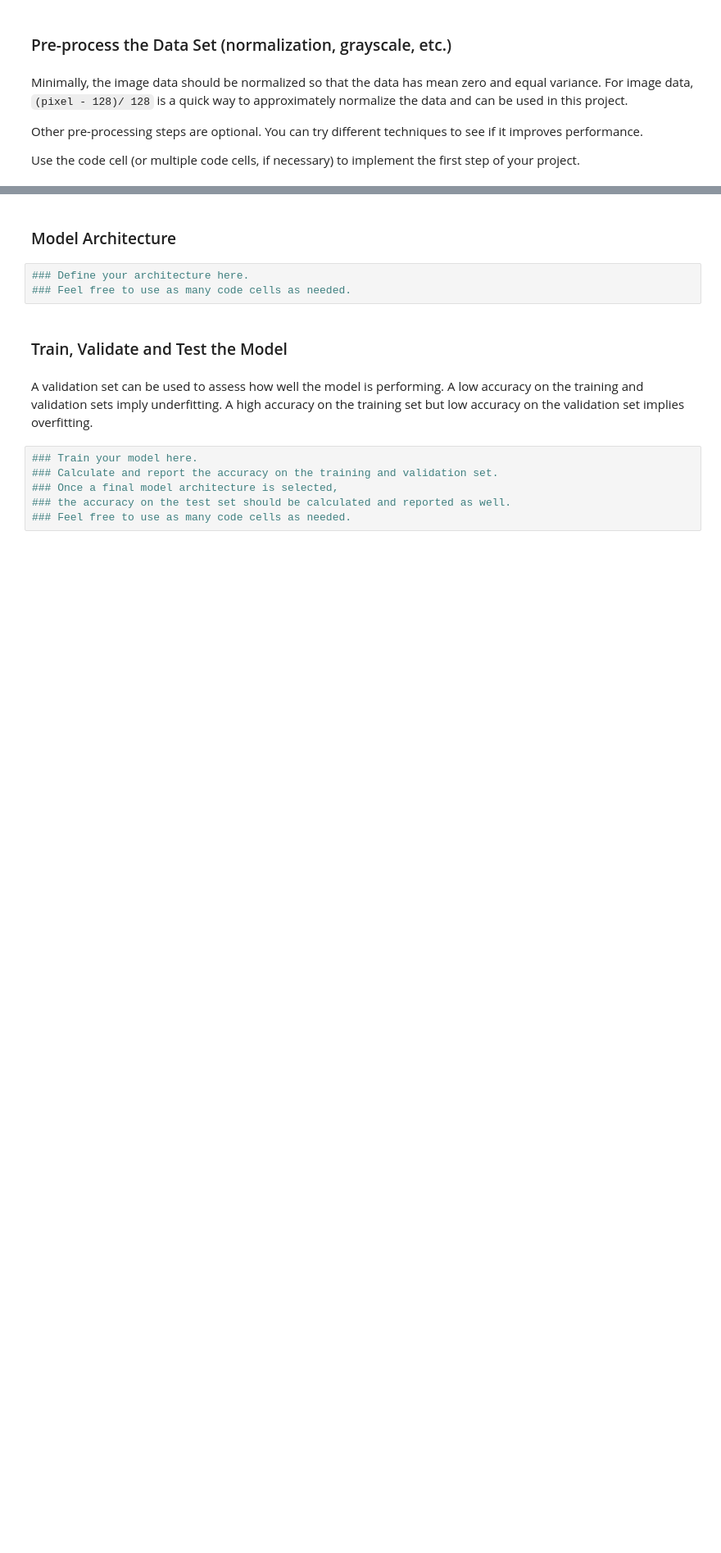
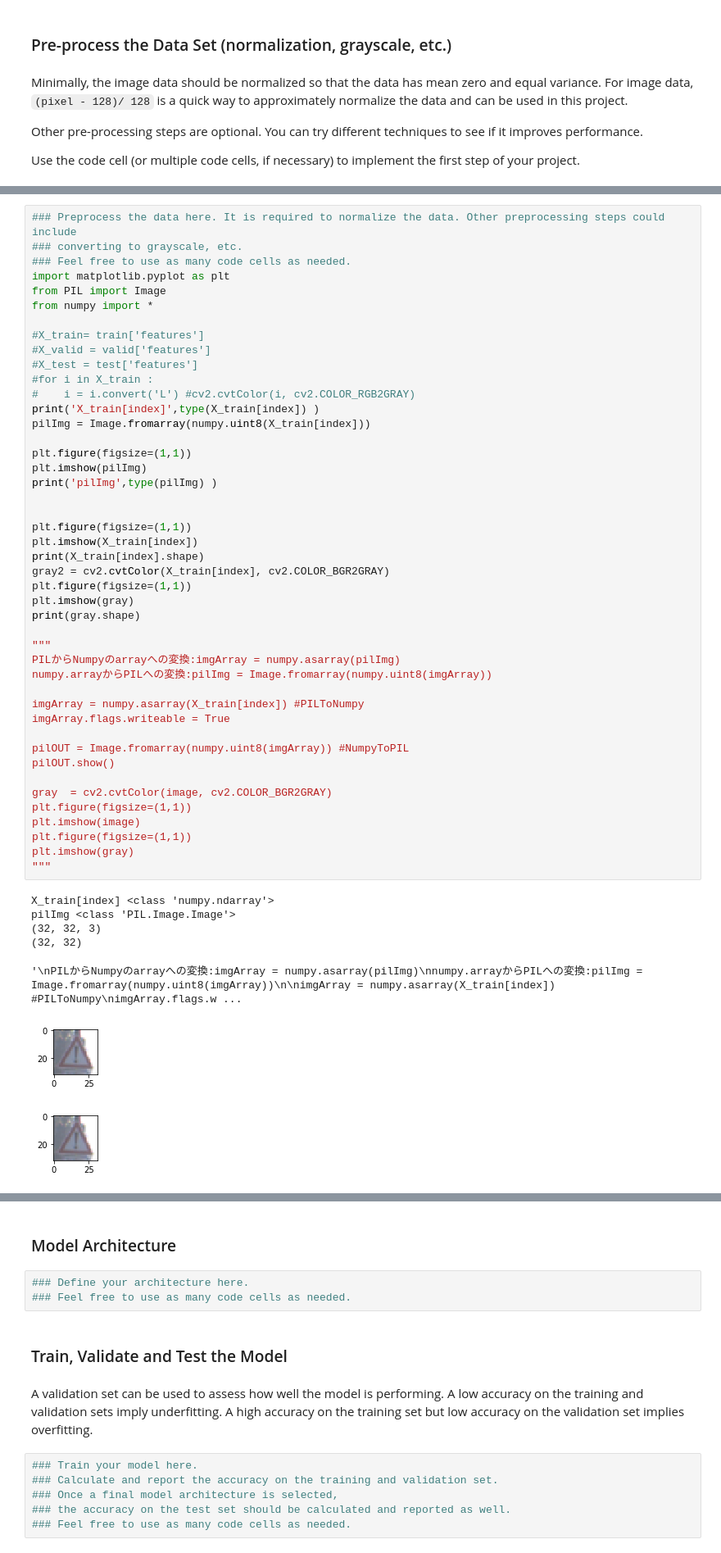
Before and after one commit to KSHIBA-HHQ/CarND-Traffic-Sign-Classifier-Project, a Jupyter notebook: Traffic_Sign_Classifier.ipynb, the cells around one changed output, grey strips where cells are left out. Shown: that part at 82% size. Drawn from its saved outputs; the diff is of its cells as text; blank space fills up the shorter version.

```diff
--- a/Traffic_Sign_Classifier.ipynb
+++ b/Traffic_Sign_Classifier.ipynb
@@ -239,0 +252,53 @@ cv2.COLOR_BGR2GRAY
+# %%
+### Preprocess the data here. It is required to normalize the data. Other preprocessing steps could include
+### converting to grayscale, etc.
+### Feel free to use as many code cells as needed.
+import matplotlib.pyplot as plt
+from PIL import Image
+from numpy import *
+
+#X_train= train['features']
+#X_valid = valid['features']
+#X_test = test['features']
+#for i in X_train :
+#    i = i.convert('L') #cv2.cvtColor(i, cv2.COLOR_RGB2GRAY)
+print('X_train[index]',type(X_train[index]) )
+pilImg = Image.fromarray(numpy.uint8(X_train[index]))
+
+plt.figure(figsize=(1,1))
+plt.imshow(pilImg)
+print('pilImg',type(pilImg) )
+
+
+plt.figure(figsize=(1,1))
+plt.imshow(X_train[index])
+print(X_train[index].shape)
+gray2 = cv2.cvtColor(X_train[index], cv2.COLOR_BGR2GRAY)
+plt.figure(figsize=(1,1))
+plt.imshow(gray)
+print(gray.shape)
+
+"""
+PILからNumpyのarrayへの変換:imgArray = numpy.asarray(pilImg)
+numpy.arrayからPILへの変換:pilImg = Image.fromarray(numpy.uint8(imgArray))
+
+imgArray = numpy.asarray(X_train[index]) #PILToNumpy
+imgArray.flags.writeable = True
+
+pilOUT = Image.fromarray(numpy.uint8(imgArray)) #NumpyToPIL
+pilOUT.show()
+
+gray  = cv2.cvtColor(image, cv2.COLOR_BGR2GRAY)
+plt.figure(figsize=(1,1))
+plt.imshow(image)
+plt.figure(figsize=(1,1))
+plt.imshow(gray)
+"""
+# %% [output]
+X_train[index] <class 'numpy.ndarray'>
+pilImg <class 'PIL.Image.Image'>
+(32, 32, 3)
+(32, 32)
+'\nPILからNumpyのarrayへの変換:imgArray = numpy.asarray(pilImg)\nnumpy.arrayからPILへの変換:pilImg = Image.fromarray(numpy.uint8(imgArray))\n\nimgArray = numpy.asarray(X_train[index]) #PILToNumpy\nimgArray.flags.w ...
+[figure, added]
+[figure, added]
```
Also changed, not shown: parts of 6 cells of this notebook.
